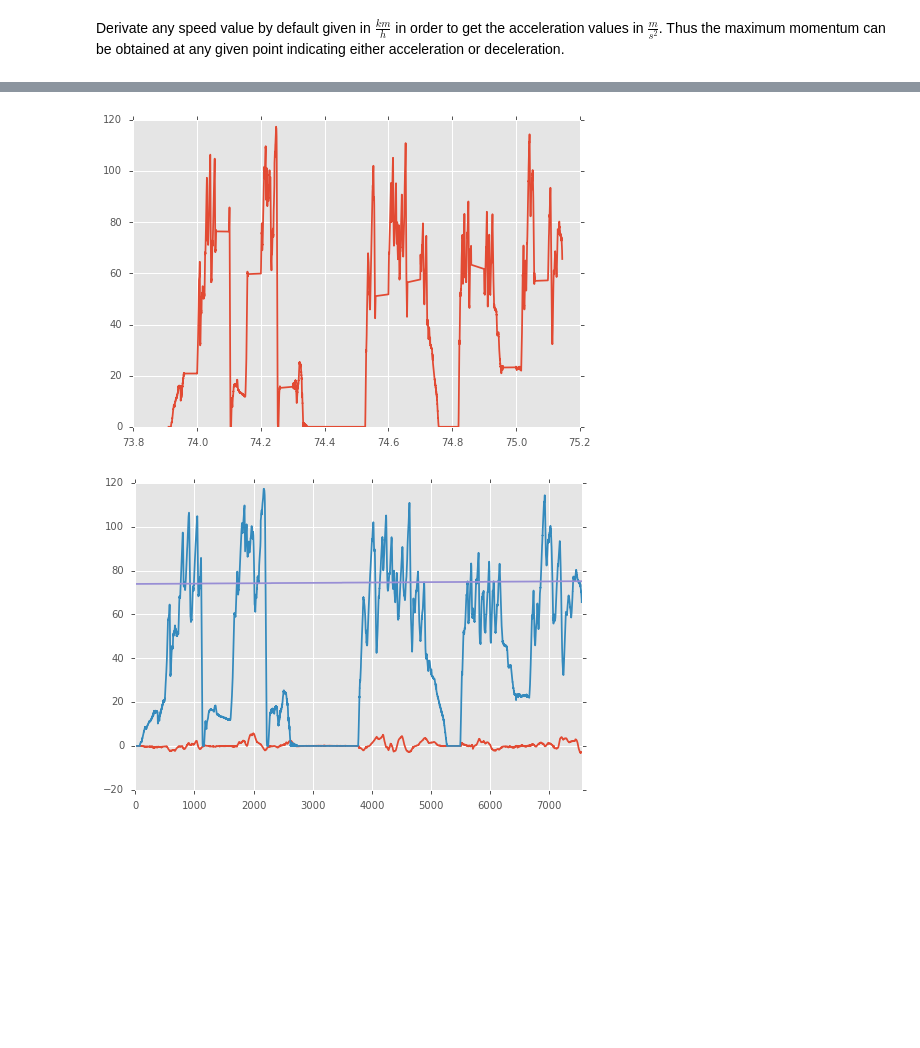
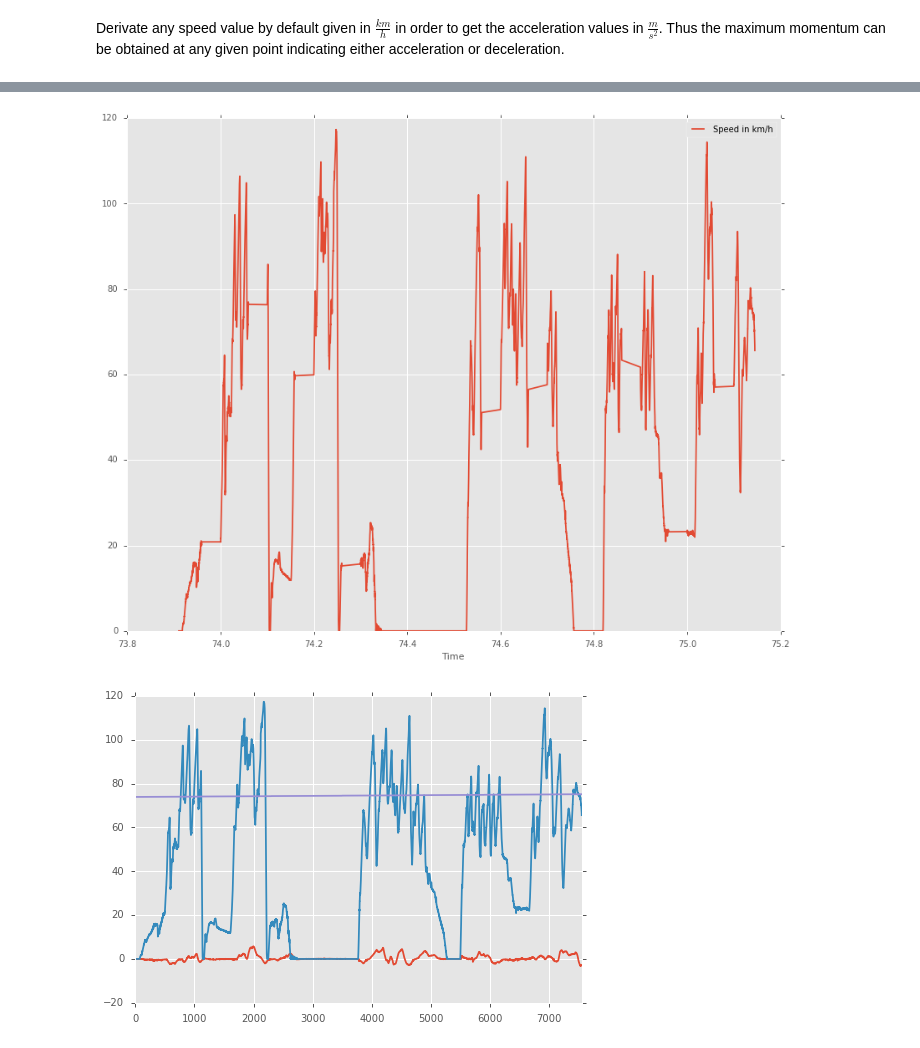
Before and after one commit to AlexImmer/TuevAnalysis, a Jupyter notebook: CrashAnalytics.ipynb, the cells around one changed output, grey strips where cells are left out. Drawn from its saved outputs; the diff is of its cells as text; code cells hidden in the pictures; blank space fills up the shorter version.

```diff
--- a/CrashAnalytics.ipynb
+++ b/CrashAnalytics.ipynb
@@ -9,6 +9,7 @@ import matplotlib
 import matplotlib.pyplot as plt
 matplotlib.style.use('ggplot')
 matplotlib.style.use('seaborn-notebook')
+plt.rcParams['figure.figsize'] = (14.0, 11.0)
 # %% [markdown]
 Import Testfiles and drop columns containing no information. In case of _data/Test1.csv_ we can drop **yaw-calc, slip, YAW__, YAW_**.
 # %%
@@ -85,7 +91,8 @@ plot_data(dataCA)
 # %%
-plt.style.use('seaborn-notebook')
-plt.plot(data1['time'].apply(lambda x: (x/1000)), data1['velocity'])
+plt.plot(data1['time'].apply(lambda x: (x/1000)), data1['velocity'], label='Speed in km/h')
+plt.xlabel('Time')
+plt.legend()
 plt.show()
 # %% [output]
-[figure, old version]
+[figure, new version]
 # %%
```
Also changed, not shown: parts of 3 cells of this notebook, 1 other file.
